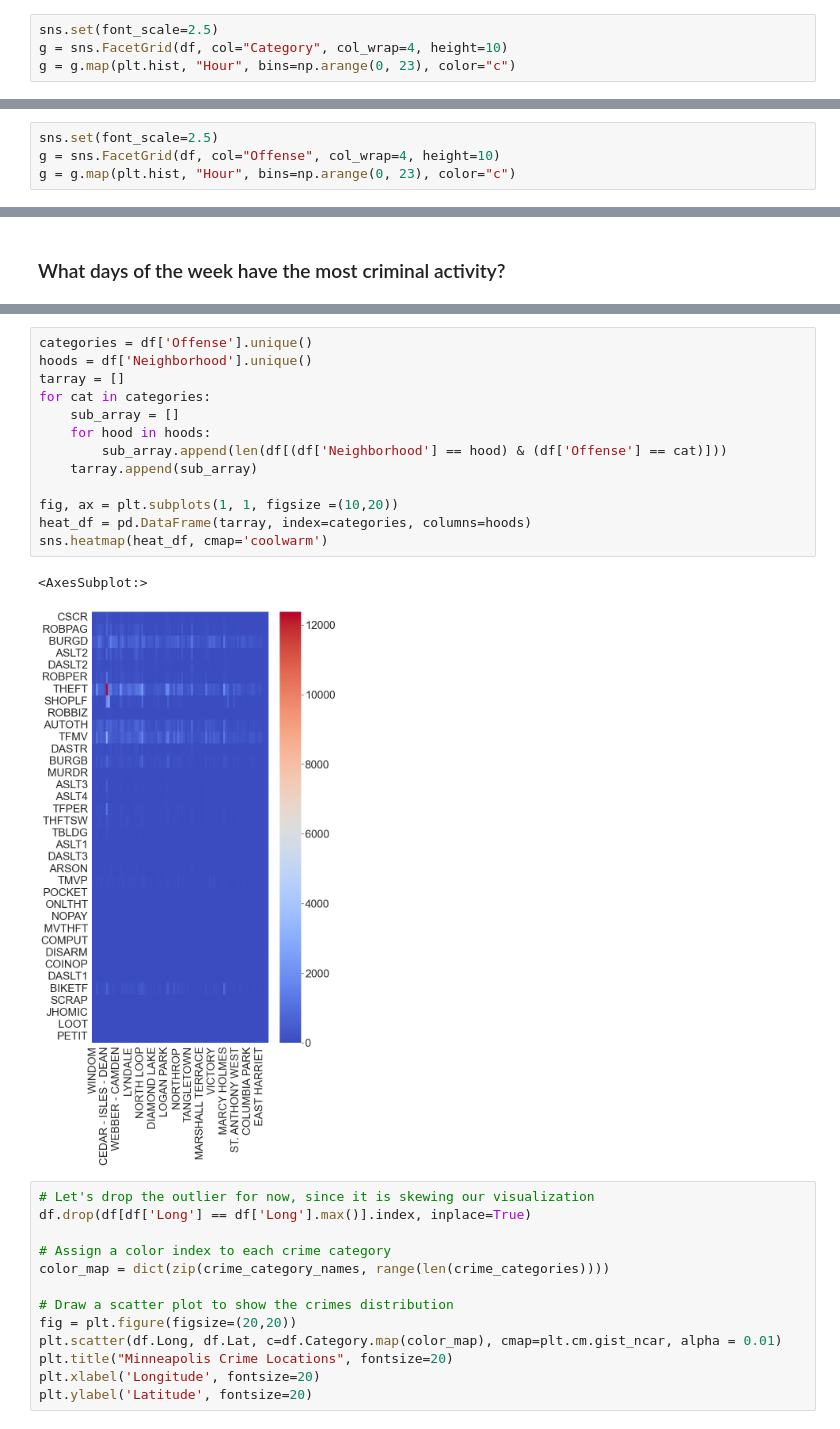
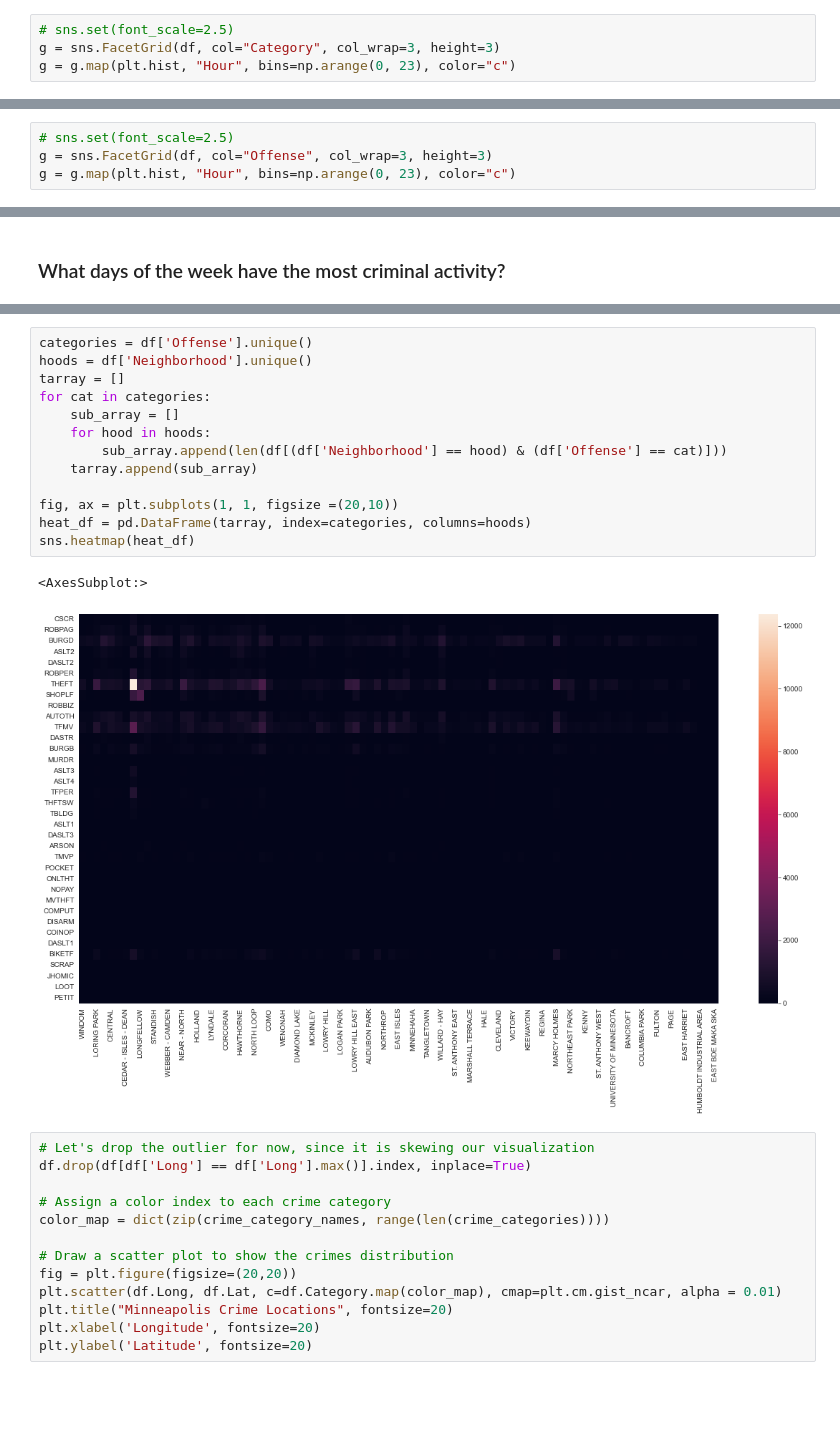
Before and after one commit to jaybenne2001/ds-final, a Jupyter notebook: final_notebook.ipynb, the cells around one changed output, grey strips where cells are left out. Drawn from its saved outputs; the diff is of its cells as text; blank space fills up the shorter version.

```diff
--- a/final_notebook.ipynb
+++ b/final_notebook.ipynb
@@ -337,7 +326,7 @@ ax.get_xaxis().set_major_formatter(plt.FuncFormatter(lambda x, loc: "{:,}".forma
 # %% [markdown]
 ### Are there any there any temporal hot-sports?
 # %%
-sns.set(font_scale=2.5)
-g = sns.FacetGrid(df, col="Category", col_wrap=4, height=10)
+# sns.set(font_scale=2.5)
+g = sns.FacetGrid(df, col="Category", col_wrap=3, height=3)
 g = g.map(plt.hist, "Hour", bins=np.arange(0, 23), color="c")
 # %% [output]
@@ -345,5 +334,5 @@ g = g.map(plt.hist, "Hour", bins=np.arange(0, 23), color="c")
 # %%
-sns.set(font_scale=2.5)
-g = sns.FacetGrid(df, col="Offense", col_wrap=4, height=10)
+# sns.set(font_scale=2.5)
+g = sns.FacetGrid(df, col="Offense", col_wrap=3, height=3)
 g = g.map(plt.hist, "Hour", bins=np.arange(0, 23), color="c")
 # %% [output]
@@ -375,19 +364,19 @@ g.set_xticklabels(rotation=30)
 # %%
 categories = df['Offense'].unique()
 hoods = df['Neighborhood'].unique()
 tarray = []
 for cat in categories:
     sub_array = []
     for hood in hoods:
         sub_array.append(len(df[(df['Neighborhood'] == hood) & (df['Offense'] == cat)]))
     tarray.append(sub_array)
 
-fig, ax = plt.subplots(1, 1, figsize =(10,20))
+fig, ax = plt.subplots(1, 1, figsize =(20,10))
 heat_df = pd.DataFrame(tarray, index=categories, columns=hoods)
-sns.heatmap(heat_df, cmap='coolwarm')
+sns.heatmap(heat_df)
 # %% [output]
 <AxesSubplot:>
-[figure, old version]
+[figure, new version]
 # %%
 # Let's drop the outlier for now, since it is skewing our visualization
 df.drop(df[df['Long'] == df['Long'].max()].index, inplace=True)
```
Also changed, not shown: parts of 23 cells of this notebook.
